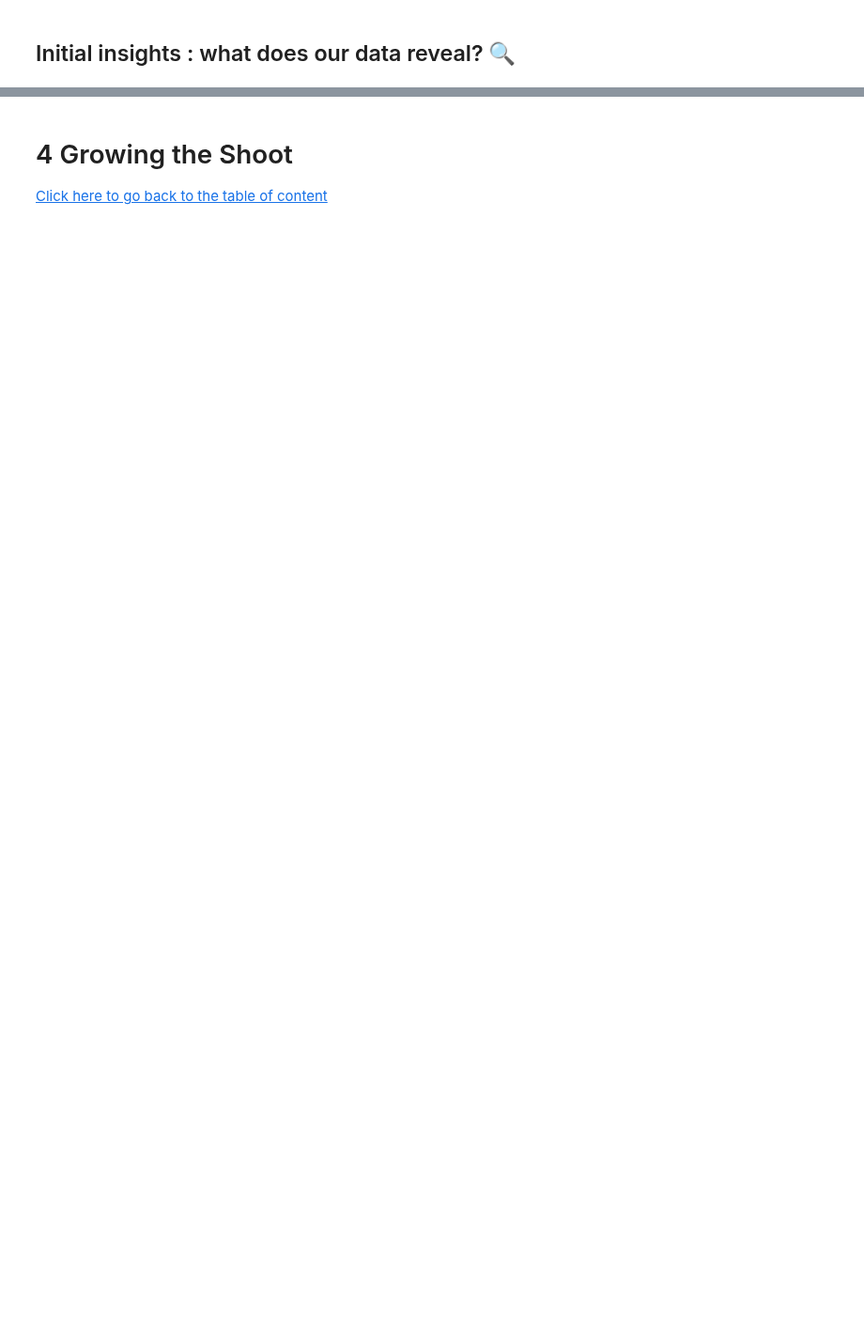
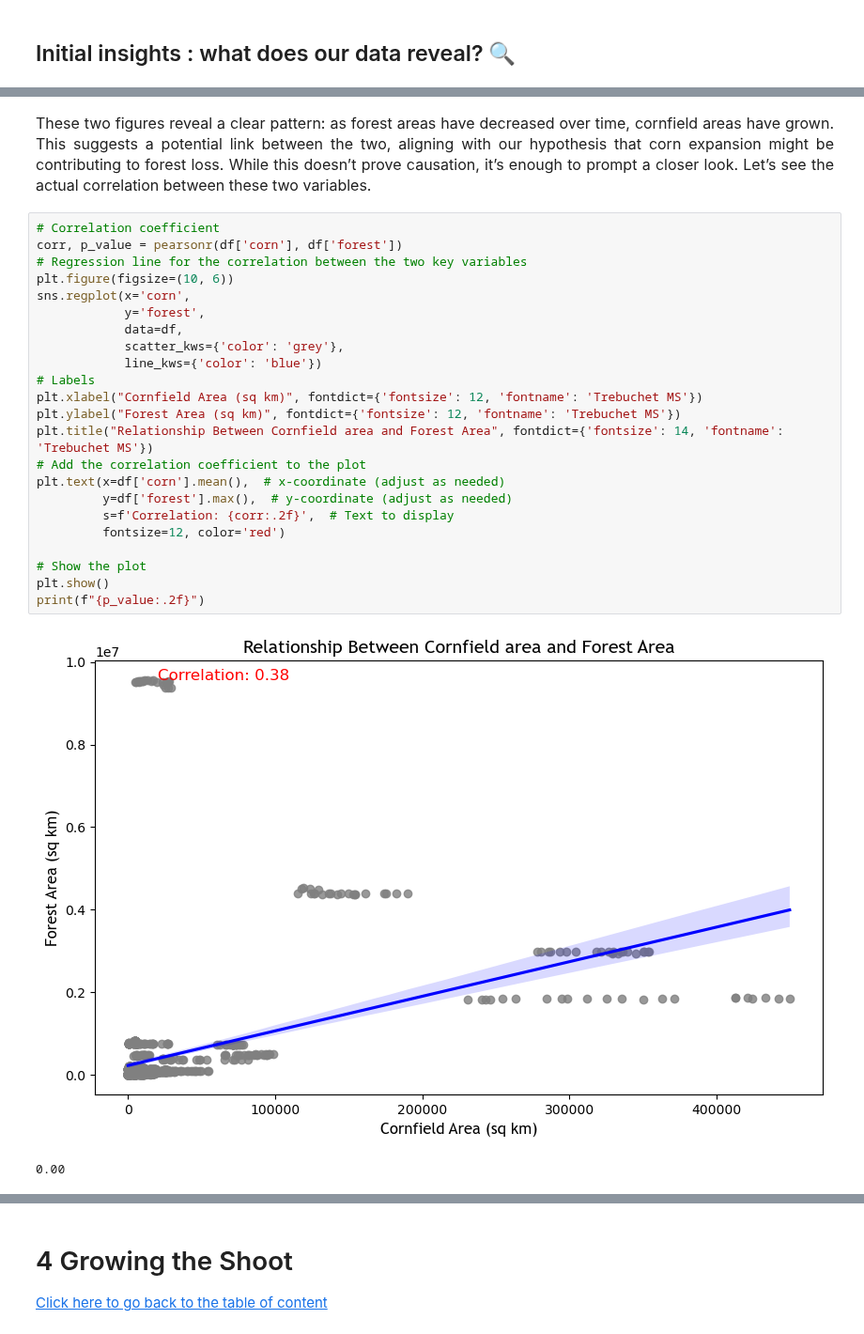
Before and after one commit to ZeliaDec/DataScience, a Jupyter notebook: Final_submission.ipynb, the cells around one changed output, grey strips where cells are left out. Shown at 94% size. Cells and saved outputs as stored; diff of their text form; blank space fills up the shorter version.

```diff
--- a/Final_submission.ipynb
+++ b/Final_submission.ipynb
@@ -102,0 +131,28 @@ The relationship between corn expansion and deforestation is shaped by numerous
+# %% [markdown]
+<p style="font-family: 'Trebuchet', sans-serif; font-size:16px;text-align:justify;line-height: 1.6;"> These two figures reveal a clear pattern: as forest areas have decreased over time, cornfield areas have grown. This suggests a potential link between the two, aligning with our hypothesis that corn expansion might be contributing to forest loss. While this doesn’t prove causation, it’s enough to prompt a closer look. Let’s see the actual correlation between these two variables. </p>
+# %%
+# Correlation coefficient
+corr, p_value = pearsonr(df['corn'], df['forest'])
+# Regression line for the correlation between the two key variables
+plt.figure(figsize=(10, 6))
+sns.regplot(x='corn',
+            y='forest',
+            data=df,
+            scatter_kws={'color': 'grey'},
+            line_kws={'color': 'blue'})
+# Labels
+plt.xlabel("Cornfield Area (sq km)", fontdict={'fontsize': 12, 'fontname': 'Trebuchet MS'})
+plt.ylabel("Forest Area (sq km)", fontdict={'fontsize': 12, 'fontname': 'Trebuchet MS'})
+plt.title("Relationship Between Cornfield area and Forest Area", fontdict={'fontsize': 14, 'fontname': 'Trebuchet MS'})
+# Add the correlation coefficient to the plot
+plt.text(x=df['corn'].mean(),  # x-coordinate (adjust as needed)
+         y=df['forest'].max(),  # y-coordinate (adjust as needed)
+         s=f'Correlation: {corr:.2f}',  # Text to display
+         fontsize=12, color='red')
+
+# Show the plot
+plt.show()
+print(f"{p_value:.2f}")
+# %% [output]
+[figure, added]
+0.00
```
Also changed, not shown: parts of 29 cells of this notebook.
